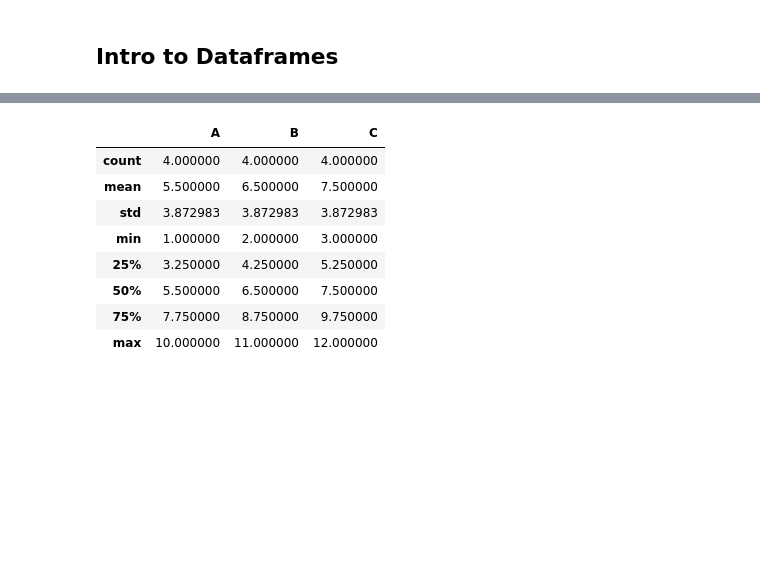
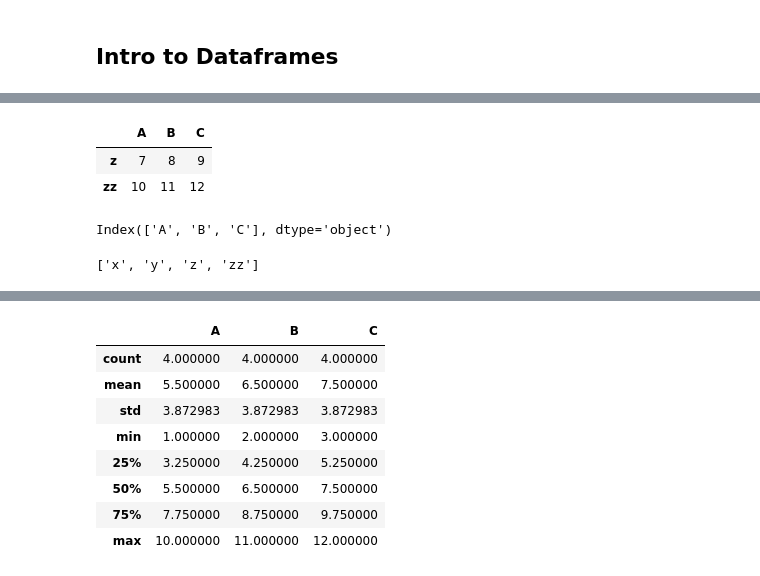
Before and after one commit to KeithGalli/complete-pandas-tutorial, a Jupyter notebook: tutorial.ipynb, the cells around one changed output, grey strips where cells are left out. Saved outputs shown, nothing was run; the diff lists cells and outputs as text; code cells hidden in the pictures; blank space fills up the shorter version.

```diff
--- a/tutorial.ipynb
+++ b/tutorial.ipynb
@@ -7,0 +16,14 @@ df = pd.DataFrame([[1,2,3],[4,5,6],[7,8,9],[10,11,12]], columns=["A", "B", "C"],
+# %%
+df.tail(2)
+# %% [output]
+|  | A | B | C |
+| z | 7 | 8 | 9 |
+| zz | 10 | 11 | 12 |
+# %%
+df.columns
+# %% [output]
+Index(['A', 'B', 'C'], dtype='object')
+# %%
+df.index.tolist()
+# %% [output]
+['x', 'y', 'z', 'zz']
```
Also changed, not shown: parts of 31 cells of this notebook.
